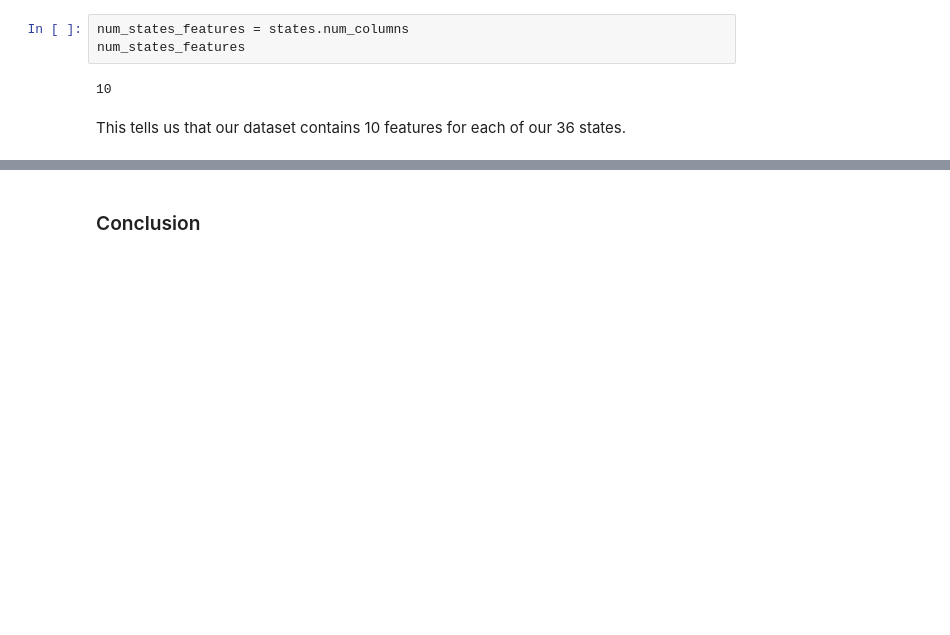
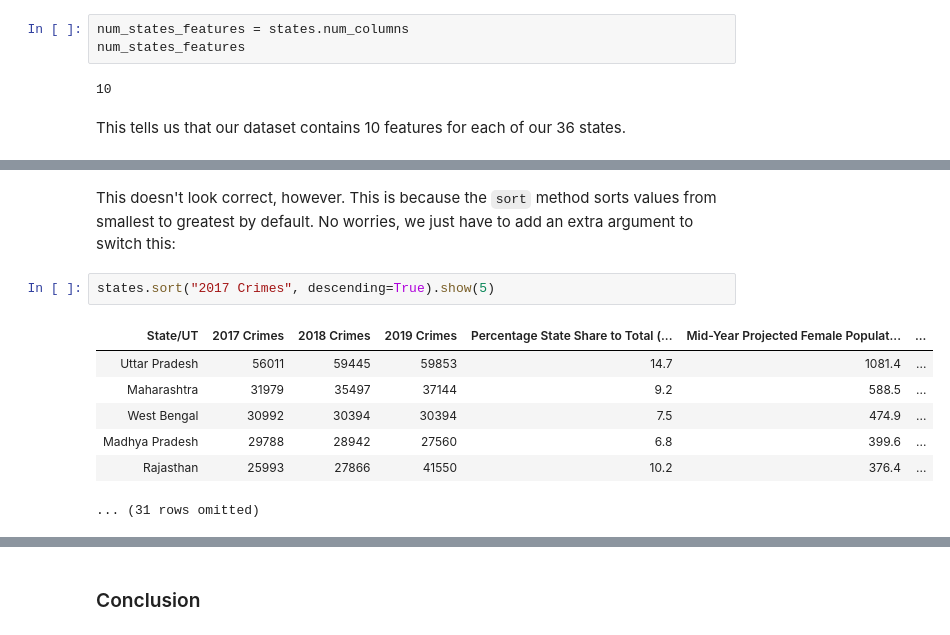
Before and after one commit to ds-modules/GLOBAL-88-SP22, a Jupyter notebook: week-02/notebook1.ipynb, the cells around one changed output, grey strips where cells are left out. Saved outputs shown, nothing was run; the diff lists cells and outputs as text; blank space fills up the shorter version.

```diff
--- a/week-02/notebook-1.ipynb
+++ b/week-02/notebook1.ipynb
@@ -388,0 +440,12 @@ This tells us that our dataset contains 10 features for each of our 36 states.
+# %% [markdown]
+This doesn't look correct, however. This is because the `sort` method sorts values from smallest to greatest by default. No worries, we just have to add an extra argument to switch this:
+# %%
+states.sort("2017 Crimes", descending=True).show(5)
+# %% [output]
+| State/UT | 2017 Crimes | 2018 Crimes | 2019 Crimes | Percentage State Share to Total (... | Mid-Year Projected Female Populat... | ... |
+| Uttar Pradesh | 56011 | 59445 | 59853 | 14.7 | 1081.4 | ... |
+| Maharashtra | 31979 | 35497 | 37144 | 9.2 | 588.5 | ... |
+| West Bengal | 30992 | 30394 | 30394 | 7.5 | 474.9 | ... |
+| Madhya Pradesh | 29788 | 28942 | 27560 | 6.8 | 399.6 | ... |
+| Rajasthan | 25993 | 27866 | 41550 | 10.2 | 376.4 | ... |
+... (31 rows omitted)
```
Also changed, not shown: parts of 30 cells of this notebook, 1 other file.
